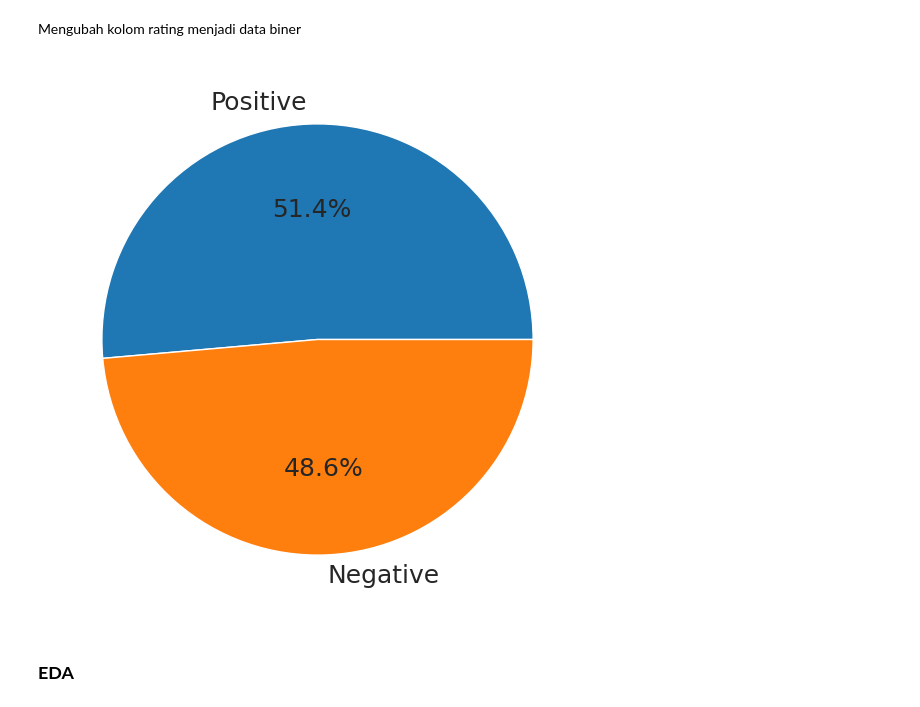
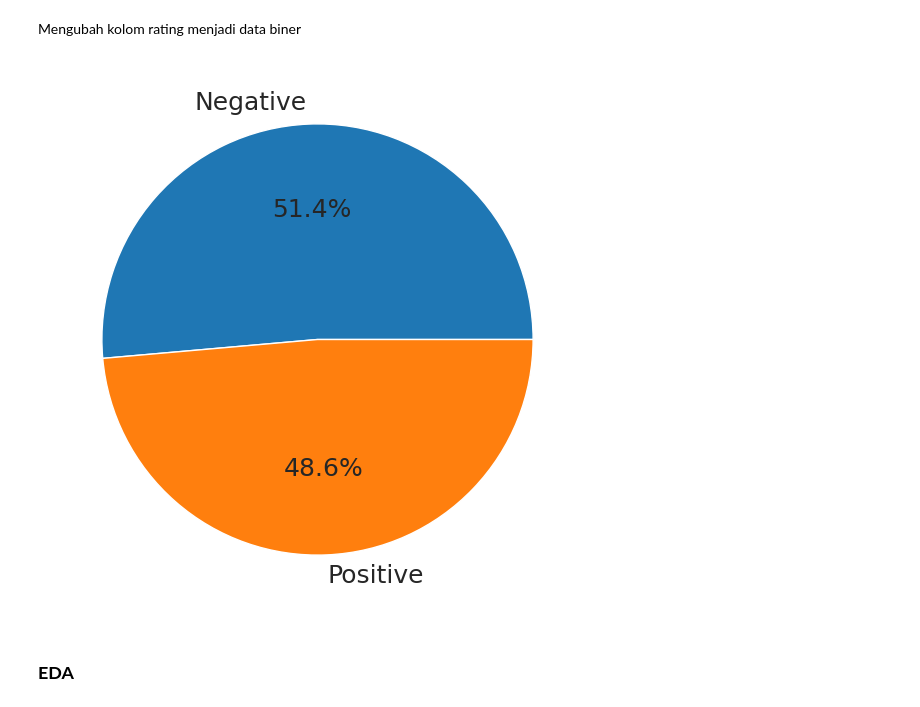
Before and after one commit to firarru/NLP-Spotify-Review, a Jupyter notebook: NLP_Spotify_Reviews.ipynb, the cells around one changed output. Cells and saved outputs as stored; diff of their text form; code cells hidden in the pictures.

```diff
--- a/NLP_Spotify_Reviews.ipynb
+++ b/NLP_Spotify_Reviews.ipynb
@@ -96,16 +103,16 @@ Mengubah kolom rating menjadi data biner
 # %%
 # rating 4, 5 => Positive; 1, 2, 3 => Negative
 def ratings(rating):
-    if rating > 3 and rating < 6:
+    if rating > 3 and rating <= 5:
         return "Positive"
-    if rating > 0 and rating < 4:
+    if rating > 0 and rating <= 3:
         return "Negative"
 # %%
 df['Rating_Biner'] = df['Rating'].apply(ratings)
-plt.pie(df['Rating_Biner'].value_counts(), labels=df['Rating_Biner'].unique().tolist(), autopct='%1.1f%%')
+plt.pie(df['Rating_Biner'].value_counts(), labels=df['Rating_Biner'].value_counts().index, autopct='%1.1f%%')
 plt.show()
 # %% [output]
-[figure, old version]
+[figure, new version]
 # %% [markdown]
 ### **EDA**
 # %% [markdown]
```
Also changed, not shown: parts of 30 cells of this notebook.
